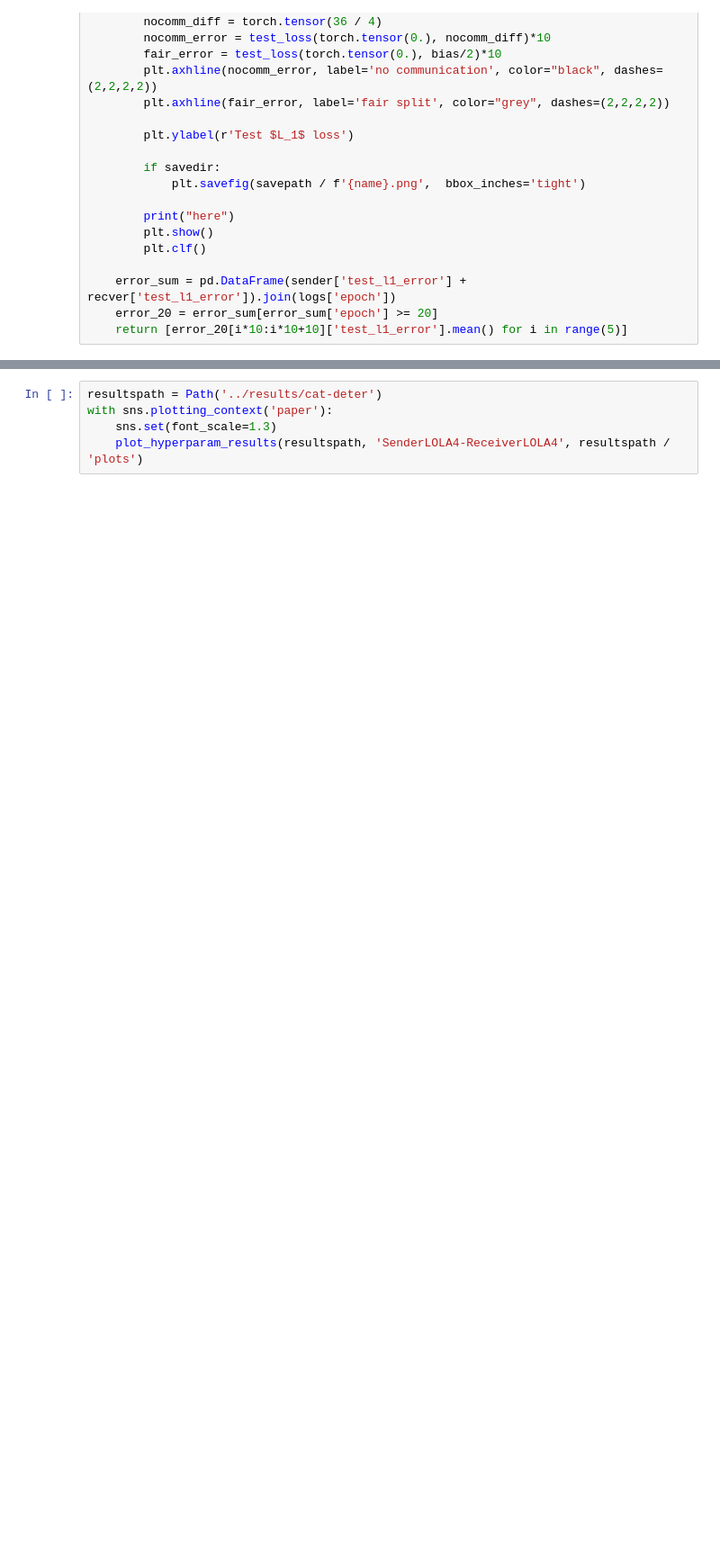
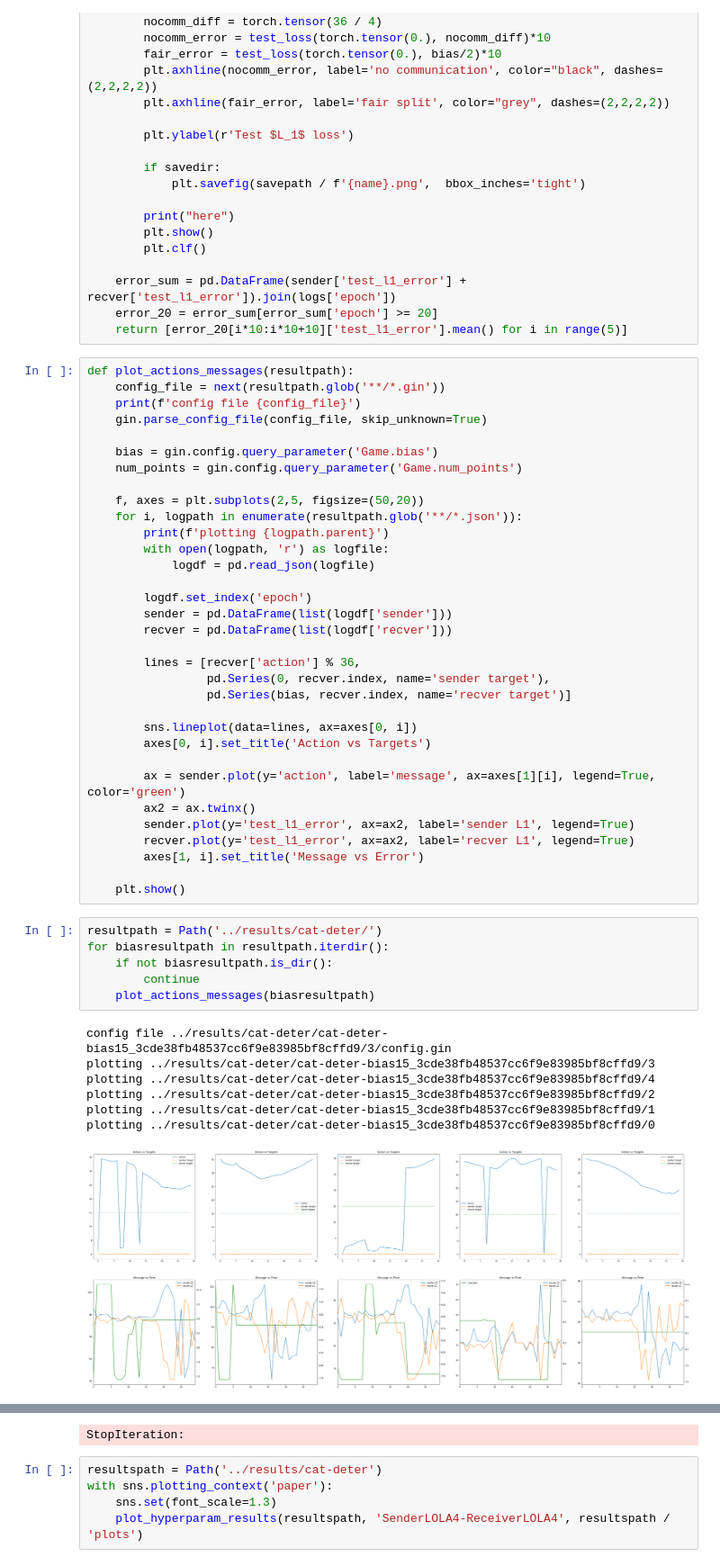
Before and after one commit to mnoukhov/emergent-compete, a Jupyter notebook: notebooks/Single Run Plot.ipynb, the cells around one changed output, grey strips where cells are left out. Shown at 90% size. Drawn from its saved outputs; the diff is of its cells as text; blank space fills up the shorter version.

Commit message:
fixed message,action saving

```diff
--- a/notebooks/Single Run Plot.ipynb
+++ b/notebooks/Single Run Plot.ipynb
@@ -59,3 +59,50 @@ def plot(logdir, savedir=None, name='error', show=True):
     error_sum = pd.DataFrame(sender['test_l1_error'] + recver['test_l1_error']).join(logs['epoch'])
     error_20 = error_sum[error_sum['epoch'] >= 20]
     return [error_20[i*10:i*10+10]['test_l1_error'].mean() for i in range(5)]
+# %%
+def plot_actions_messages(resultpath):
+    config_file = next(resultpath.glob('**/*.gin'))
+    print(f'config file {config_file}')
+    gin.parse_config_file(config_file, skip_unknown=True)
+
+    bias = gin.config.query_parameter('Game.bias')
+    num_points = gin.config.query_parameter('Game.num_points')
+
+    f, axes = plt.subplots(2,5, figsize=(50,20))
+    for i, logpath in enumerate(resultpath.glob('**/*.json')):
+        print(f'plotting {logpath.parent}')
+        with open(logpath, 'r') as logfile:
+            logdf = pd.read_json(logfile)
+
+        logdf.set_index('epoch')
+        sender = pd.DataFrame(list(logdf['sender']))
+        recver = pd.DataFrame(list(logdf['recver']))
+
+        lines = [recver['action'] % 36,
+                 pd.Series(0, recver.index, name='sender target'),
+                 pd.Series(bias, recver.index, name='recver target')]
+
+        sns.lineplot(data=lines, ax=axes[0, i])
+        axes[0, i].set_title('Action vs Targets')
+
+        ax = sender.plot(y='action', label='message', ax=axes[1][i], legend=True, color='green')
+        ax2 = ax.twinx()
+        sender.plot(y='test_l1_error', ax=ax2, label='sender L1', legend=True)
+        recver.plot(y='test_l1_error', ax=ax2, label='recver L1', legend=True)
+        axes[1, i].set_title('Message vs Error')
+
+    plt.show()
+# %%
+resultpath = Path('../results/cat-deter/')
+for biasresultpath in resultpath.iterdir():
+    if not biasresultpath.is_dir():
+        continue
+    plot_actions_messages(biasresultpath)
+# %% [output]
+config file ../results/cat-deter/cat-deter-bias15_3cde38fb48537cc6f9e83985bf8cffd9/3/config.gin
+plotting ../results/cat-deter/cat-deter-bias15_3cde38fb48537cc6f9e83985bf8cffd9/3
+plotting ../results/cat-deter/cat-deter-bias15_3cde38fb48537cc6f9e83985bf8cffd9/4
+plotting ../results/cat-deter/cat-deter-bias15_3cde38fb48537cc6f9e83985bf8cffd9/2
+plotting ../results/cat-deter/cat-deter-bias15_3cde38fb48537cc6f9e83985bf8cffd9/1
+plotting ../results/cat-deter/cat-deter-bias15_3cde38fb48537cc6f9e83985bf8cffd9/0
+[figure, added]
@@ -62,3 +123,4 @@ def plot(logdir, savedir=None, name='error', show=True):
+StopIteration:
 # %%
 resultspath = Path('../results/cat-deter')
 with sns.plotting_context('paper'):
```
Also changed, not shown: parts of 1 cell of this notebook, 2 other files.
